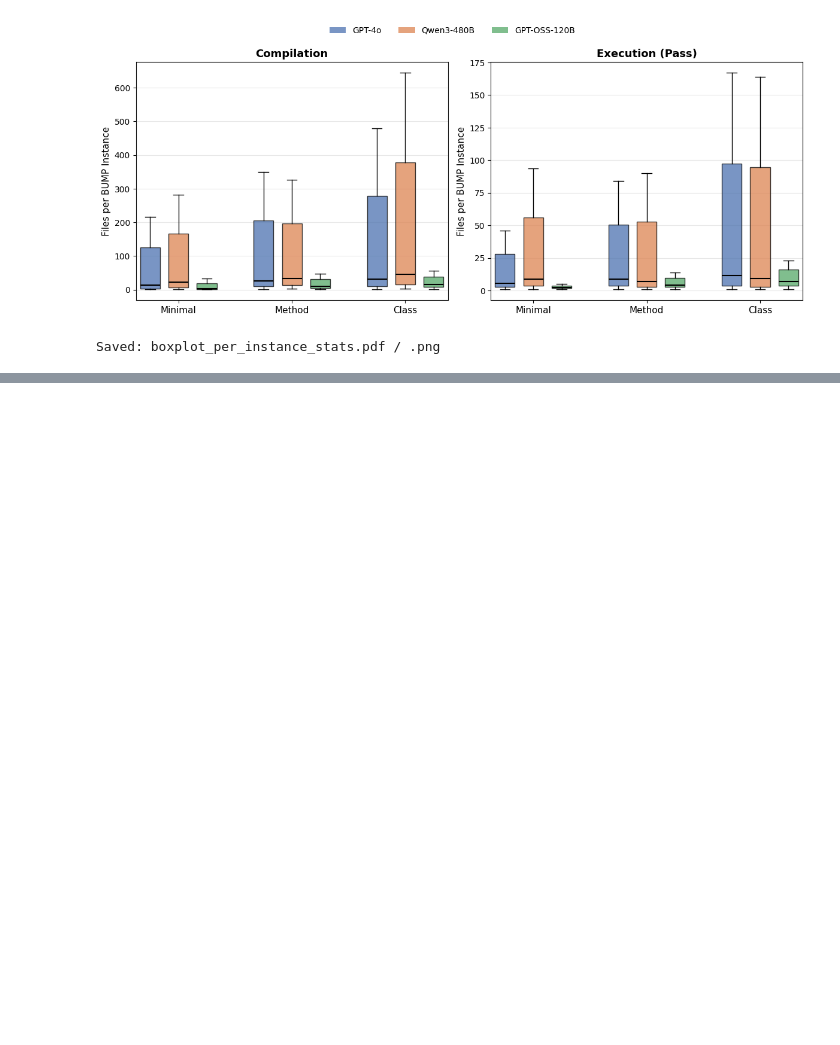
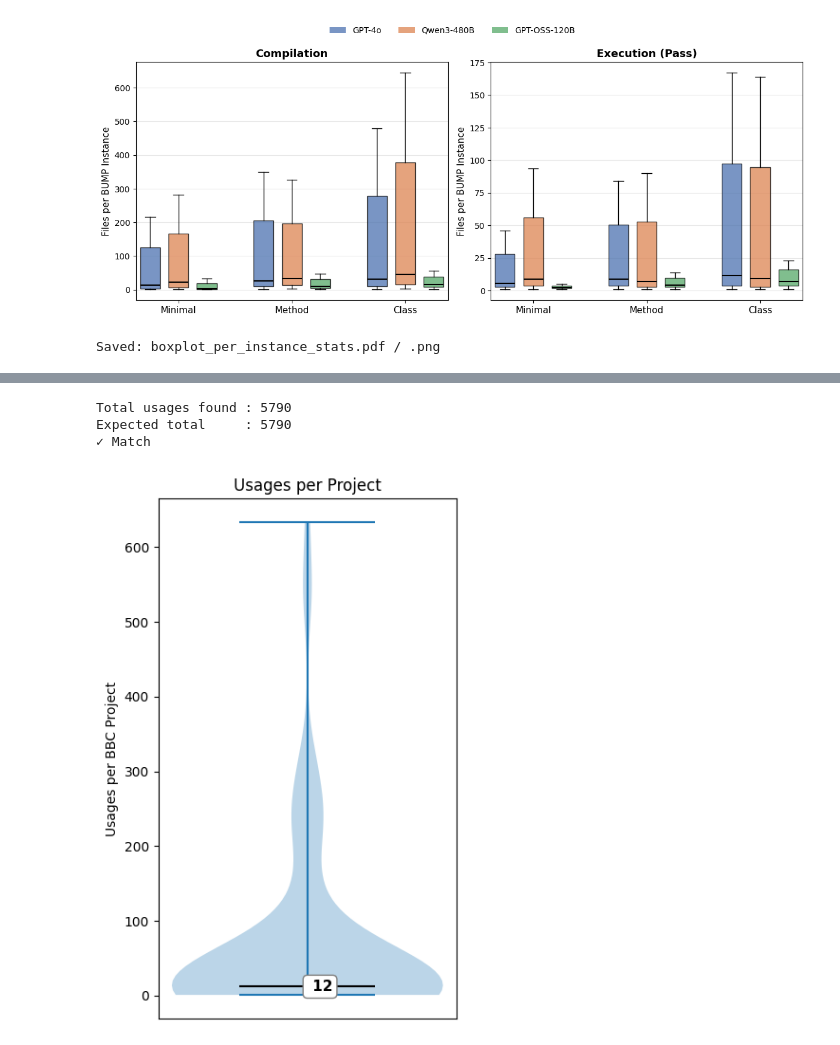
Before and after one commit to CuriousBeing1508/LLM_TestGeneration_for_BC, a Jupyter notebook: NewExpAfterCanary/ResultsForRQs/RQ1/BoxPlot.ipynb, the cells around one changed output, grey strips where cells are left out. Saved outputs shown, nothing was run; the diff lists cells and outputs as text; code cells hidden in the pictures; blank space fills up the shorter version.

```diff
--- a/NewExpAfterCanary/ResultsForRQs/RQ1/BoxPlot.ipynb
+++ b/NewExpAfterCanary/ResultsForRQs/RQ1/BoxPlot.ipynb
@@ -108,0 +119,45 @@ Saved: boxplot_per_instance_stats.pdf / .png
+# %%
+import os
+import pandas as pd
+import matplotlib.pyplot as plt
+import matplotlib.ticker as ticker
+
+# --- CONFIG ---
+EXP7_PATH = "/Volumes/Rachna-HD/FilteredDataset/Exp7Prompts"
+TOTAL_EXPECTED = 5790
+
+# --- COUNT USAGES PER PROJECT ---
+rows = []
+for project in sorted(os.listdir(EXP7_PATH)):
+    project_dir = os.path.join(EXP7_PATH, project)
+    if os.path.isdir(project_dir):
+        usages = sum(1 for f in os.listdir(project_dir) if f.endswith(".txt"))
+        rows.append({"project": project, "usages": usages})
+
+df = pd.DataFrame(rows).sort_values("usages", ascending=False)
+
+# --- VALIDATE ---
+actual_total = df["usages"].sum()
+print(f"Total usages found : {actual_total}")
+print(f"Expected total     : {TOTAL_EXPECTED}")
+print("✓ Match" if actual_total == TOTAL_EXPECTED else f"✗ Mismatch by {actual_total - TOTAL_EXPECTED:+d}")
+
+# --- OPTION 1: VIOLIN PLOT (like your image) ---
+fig, ax = plt.subplots(figsize=(4, 6))
+parts = ax.violinplot(df["usages"], positions=[1], showmedians=True, showextrema=True)
+parts["cmedians"].set_color("black")
+median_val = int(df["usages"].median())
+ax.text(1, median_val, f" {median_val}", ha="left", va="center",
+        fontsize=11, fontweight="bold",
+        bbox=dict(boxstyle="round,pad=0.3", facecolor="white", edgecolor="gray"))
+ax.set_xticks([])
+ax.set_ylabel("Usages per BBC Project")
+ax.set_title("Usages per Project")
+plt.tight_layout()
+plt.savefig("violin_usages.png", dpi=150)
+plt.show()
+# %% [output]
+Total usages found : 5790
+Expected total     : 5790
+✓ Match
+[figure, added]
```
Also changed, not shown: parts of 6 cells of this notebook, 32 other files.
